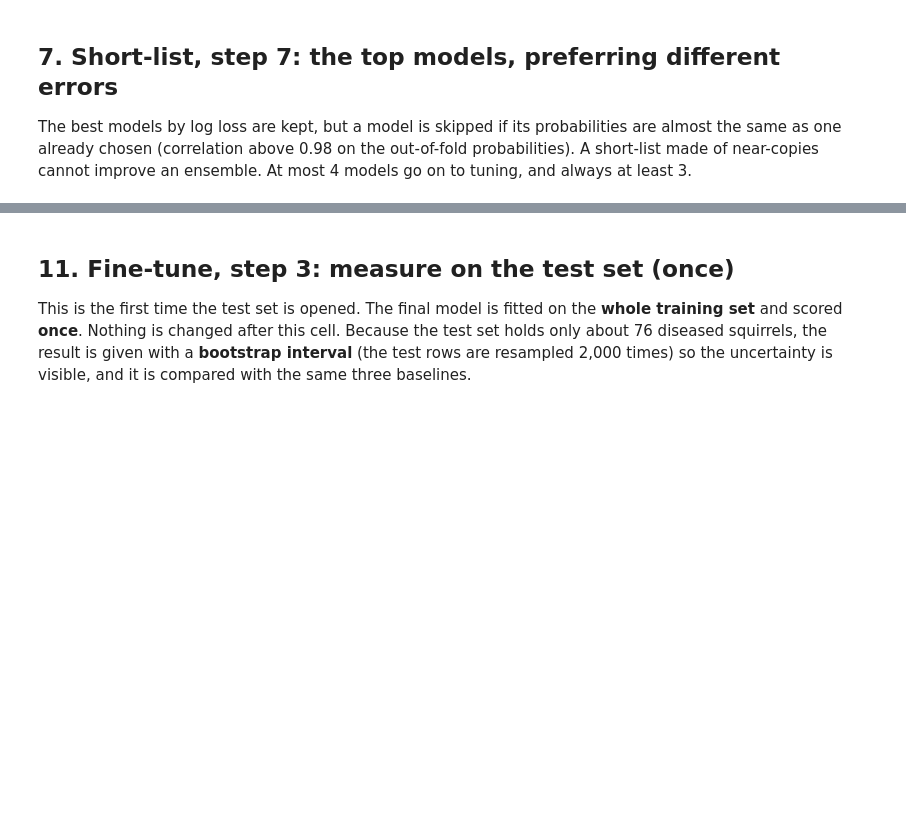
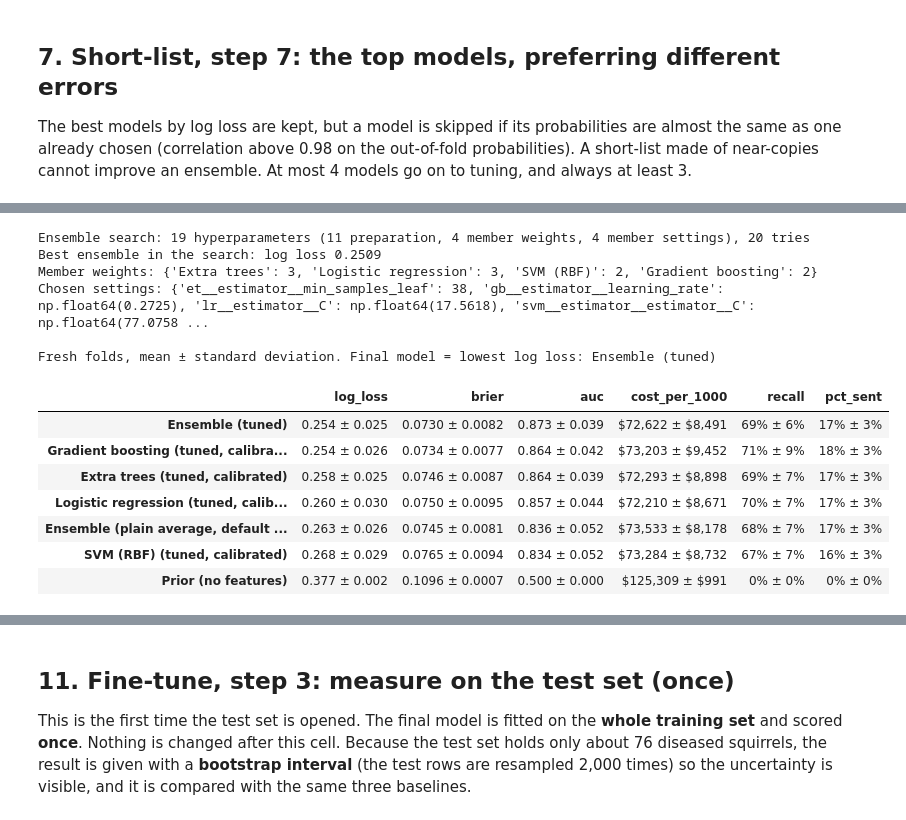
Before and after one commit to tshiyongam/P2-Nutosis, a Jupyter notebook: Nutosis - Training.ipynb, the cells around one changed output, grey strips where cells are left out. Drawn from its saved outputs; the diff is of its cells as text; code cells hidden in the pictures; blank space fills up the shorter version.

```diff
--- a/Nutosis - Training.ipynb
+++ b/Nutosis - Training.ipynb
@@ -708,0 +745,77 @@ Fresh folds, mean ± standard deviation. Final model = lowest log loss: Ensemble
+# %%
+KEYS = {"Extra trees": "et", "Random forest": "rf", "Logistic regression": "lr", "SVM (RBF)": "svm",
+        "Gradient boosting": "gb", "Neural net (MLP)": "mlp", "k nearest neighbours": "knn", "Naive Bayes": "nb"}
+# One key setting per member, searched again inside the ensemble
+MEMBER_SETTING = {"Logistic regression": ("C", loguniform(1e-3, 1e2)), "Extra trees": ("min_samples_leaf", randint(2, 40)),
+                  "Random forest": ("min_samples_leaf", randint(2, 40)), "Gradient boosting": ("learning_rate", loguniform(0.01, 0.3)),
+                  "SVM (RBF)": ("estimator__C", loguniform(1e-1, 1e3)), "Neural net (MLP)": ("alpha", loguniform(1e-2, 10)),
+                  "k nearest neighbours": ("n_neighbors", randint(10, 150)), "Naive Bayes": ("var_smoothing", loguniform(1e-12, 1e-2))}
+
+
+class MemberWeights:
+    """Random weights 0-3 for each member (never all 0), drawn like a scipy distribution for RandomizedSearchCV."""
+    def __init__(self, n):
+        self.n = n
+    def rvs(self, random_state=None):
+        rng = np.random.default_rng(random_state.randint(2**31) if hasattr(random_state, "randint") else random_state)
+        while True:
+            w = [int(v) for v in rng.integers(0, 4, self.n)]
+            if sum(w):
+                return w
+
+
+def ensemble(members, weights=None, **prep):
+    voting = VotingClassifier([(KEYS[n], calibrated(TUNED[n].named_steps["model"], best_method[n])) for n in members],
+                              voting="soft", weights=weights)
+    return with_prep(voting, **prep)
+
+
+def member_path(name, setting):
+    """Where a member's setting sits inside the ensemble pipeline (a calibrated member has one more 'estimator__')."""
+    return f"model__{KEYS[name]}__" + ("estimator__" if best_method[name] else "") + setting
+
+
+ENSEMBLE_SPACE = {**PREP_SPACE, "model__weights": MemberWeights(len(SHORTLIST)),
+                  **{member_path(n, MEMBER_SETTING[n][0]): MEMBER_SETTING[n][1] for n in SHORTLIST}}
+n_hyper = len(PREP_SPACE) + len(SHORTLIST) + len(SHORTLIST)          # weights count once per member
+print(f"Ensemble search: {n_hyper} hyperparameters ({len(PREP_SPACE)} preparation, {len(SHORTLIST)} member weights, "
+      f"{len(SHORTLIST)} member settings), {N_ITER // 2} tries")
+
+ens_search = RandomizedSearchCV(ensemble(SHORTLIST), ENSEMBLE_SPACE, n_iter=N_ITER // 2, scoring="neg_log_loss",
+                                cv=make_cv(), n_jobs=N_JOBS, random_state=SEED, refit=False)
+ens_search.fit(X_train, y_train, groups=ids)
+TUNED_ENSEMBLE_PARAMS = ens_search.best_params_
+ens_readable = readable(TUNED_ENSEMBLE_PARAMS)
+print(f"Best ensemble in the search: log loss {-ens_search.best_score_:.4f}")
+print("Member weights:", dict(zip(SHORTLIST, TUNED_ENSEMBLE_PARAMS["model__weights"])))
+print("Chosen settings:", {k: v for k, v in ens_readable.items() if k != "weights"})
+
+
+FINAL_CANDIDATES = {f"{n} (tuned, calibrated)": (lambda n=n: tuned_pipeline(n, best_method[n])) for n in SHORTLIST}
+FINAL_CANDIDATES["Ensemble (tuned)"] = lambda: ensemble(SHORTLIST).set_params(**TUNED_ENSEMBLE_PARAMS)
+FINAL_CANDIDATES["Ensemble (plain average, default preparation)"] = lambda: ensemble(SHORTLIST)
+
+final_results, FINAL_OOF = {}, {}
+for name, build in FINAL_CANDIDATES.items():
+    final_results[name], FINAL_OOF[name] = cv_evaluate(build(), cv=FRESH)
+final_results["Prior (no features)"], _ = cv_evaluate(with_prep(CANDIDATES["Prior (no features)"]), cv=FRESH)
+
+shown_final, final_means = compare(final_results)
+FINAL_NAME = [n for n in final_means.index if n != "Prior (no features)"][0]
+print("\nFresh folds, mean ± standard deviation. Final model = lowest log loss:", FINAL_NAME)
+shown_final
+# %% [output]
+Ensemble search: 19 hyperparameters (11 preparation, 4 member weights, 4 member settings), 20 tries
+Best ensemble in the search: log loss 0.2509
+Member weights: {'Extra trees': 3, 'Logistic regression': 3, 'SVM (RBF)': 2, 'Gradient boosting': 2}
+Chosen settings: {'et__estimator__min_samples_leaf': 38, 'gb__estimator__learning_rate': np.float64(0.2725), 'lr__estimator__C': np.float64(17.5618), 'svm__estimator__estimator__C': np.float64(77.0758 ...
+
+Fresh folds, mean ± standard deviation. Final model = lowest log loss: Ensemble (tuned)
+|  | log_loss | brier | auc | cost_per_1000 | recall | pct_sent |
+| Ensemble (tuned) | 0.254 ± 0.025 | 0.0730 ± 0.0082 | 0.873 ± 0.039 | $72,622 ± $8,491 | 69% ± 6% | 17% ± 3% |
+| Gradient boosting (tuned, calibra... | 0.254 ± 0.026 | 0.0734 ± 0.0077 | 0.864 ± 0.042 | $73,203 ± $9,452 | 71% ± 9% | 18% ± 3% |
+| Extra trees (tuned, calibrated) | 0.258 ± 0.025 | 0.0746 ± 0.0087 | 0.864 ± 0.039 | $72,293 ± $8,898 | 69% ± 7% | 17% ± 3% |
+| Logistic regression (tuned, calib... | 0.260 ± 0.030 | 0.0750 ± 0.0095 | 0.857 ± 0.044 | $72,210 ± $8,671 | 70% ± 7% | 17% ± 3% |
+| Ensemble (plain average, default ... | 0.263 ± 0.026 | 0.0745 ± 0.0081 | 0.836 ± 0.052 | $73,533 ± $8,178 | 68% ± 7% | 17% ± 3% |
+| SVM (RBF) (tuned, calibrated) | 0.268 ± 0.029 | 0.0765 ± 0.0094 | 0.834 ± 0.052 | $73,284 ± $8,732 | 67% ± 7% | 16% ± 3% |
+| Prior (no features) | 0.377 ± 0.002 | 0.1096 ± 0.0007 | 0.500 ± 0.000 | $125,309 ± $991 | 0% ± 0% | 0% ± 0% |
```
Also changed, not shown: parts of 33 cells of this notebook, 10 other files.
